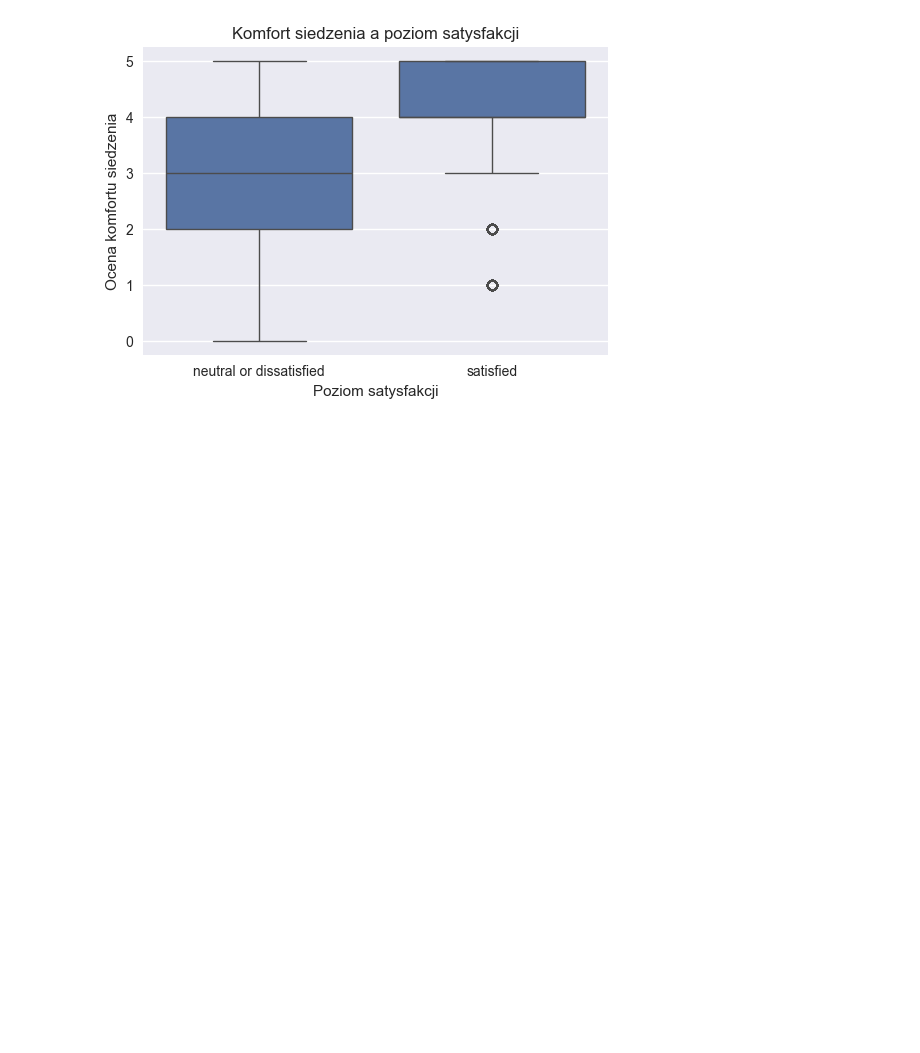
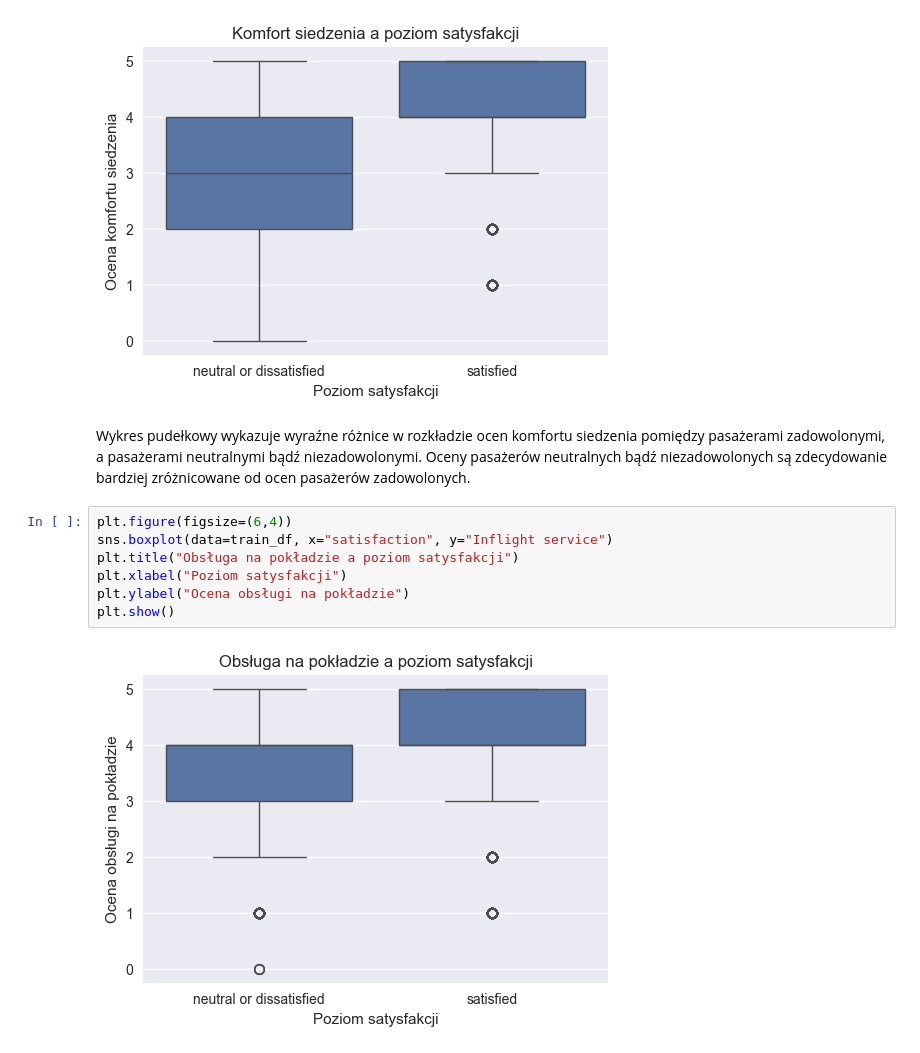
Before and after one commit to wzdrodowska/airline-passenger-satisfaction, a Jupyter notebook: Raport z analizy i modelowania zbioru danych Airline Passenger Satisfaction.ipynb, the cells around one changed output. Saved outputs shown, nothing was run; the diff lists cells and outputs as text; blank space fills up the shorter version.

```diff
--- a/Raport z analizy i modelowania zbioru danych Airline Passenger Satisfaction.ipynb
+++ b/Raport z analizy i modelowania zbioru danych Airline Passenger Satisfaction.ipynb
@@ -231,3 +231,14 @@ plt.ylabel("Ocena komfortu siedzenia")
 plt.show()
 # %% [output]
 [figure]
+# %% [markdown]
+Wykres pudełkowy wykazuje wyraźne różnice w rozkładzie ocen komfortu siedzenia pomiędzy pasażerami zadowolonymi, a pasażerami neutralnymi bądź niezadowolonymi. Oceny pasażerów neutralnych bądź niezadowolonych są zdecydowanie bardziej zróżnicowane od ocen pasażerów zadowolonych.
+# %%
+plt.figure(figsize=(6,4))
+sns.boxplot(data=train_df, x="satisfaction", y="Inflight service")
+plt.title("Obsługa na pokładzie a poziom satysfakcji")
+plt.xlabel("Poziom satysfakcji")
+plt.ylabel("Ocena obsługi na pokładzie")
+plt.show()
+# %% [output]
+[figure, added]
```
Also changed, not shown: parts of 37 cells of this notebook.
